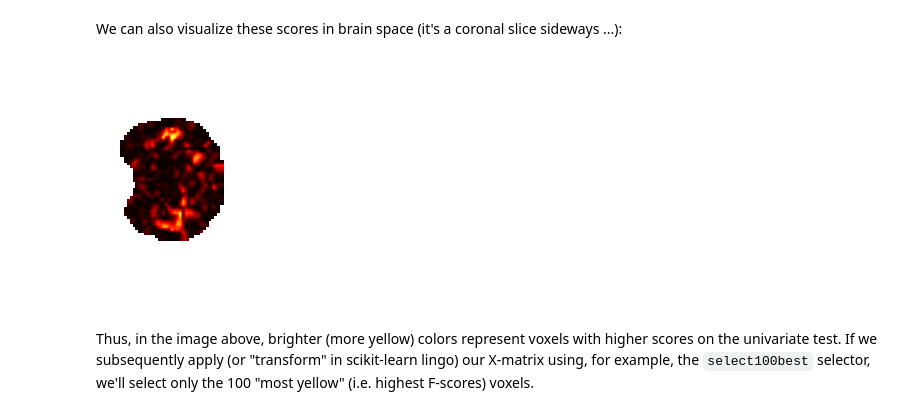
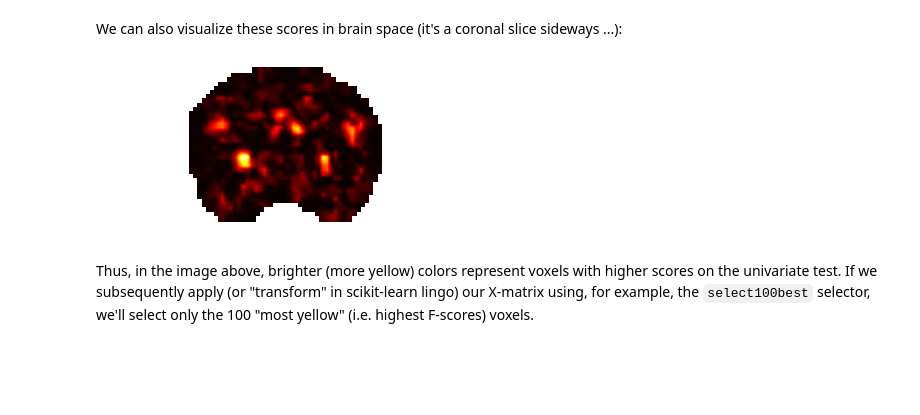
Before and after one commit to lukassnoek/ICON2017, a Jupyter notebook: tutorial/ICON2017_tutorial.ipynb, the cells around one changed output. Cells and saved outputs as stored; diff of their text form; code cells hidden in the pictures; blank space fills up the shorter version.

```diff
--- a/tutorial/ICON2017_tutorial.ipynb
+++ b/tutorial/ICON2017_tutorial.ipynb
@@ -450,6 +450,9 @@ Thus, let's check what happens if we actually cross-validate the model. To do so
 
 Below, we index `X` and `y` such that the train-set will contain all odd-numbered samples and the test-set will contain all even-number samples:
 # %%
+if not isinstance(y, np.ndarray):
+    y = np.array(y)
+
 X_train = X[1::2]
 print("Shape X_train: %r" % (X_train.shape,))
 
@@ -668,13 +673,13 @@ We can also visualize these scores in brain space (it's a coronal slice sideways
 # %%
 import matplotlib.pyplot as plt
 %matplotlib inline
 
 scores_3d = scores.reshape((80, 80, 37))
-plt.imshow(scores_3d[:, 55, :], origin='lower', cmap='hot')
+plt.imshow(scores_3d[:, 55, :].T, origin='lower', cmap='hot')
 plt.axis('off')
 plt.show()
 # %% [output]
-[figure, old version]
+[figure, new version]
 # %% [markdown]
 Thus, in the image above, brighter (more yellow) colors represent voxels with higher scores on the univariate test. If we subsequently apply (or "transform" in scikit-learn lingo) our X-matrix using, for example, the `select100best` selector, we'll select only the 100 "most yellow" (i.e. highest F-scores) voxels.
 # %% [markdown]
```
Also changed, not shown: parts of 6 cells of this notebook, 1 other file.
